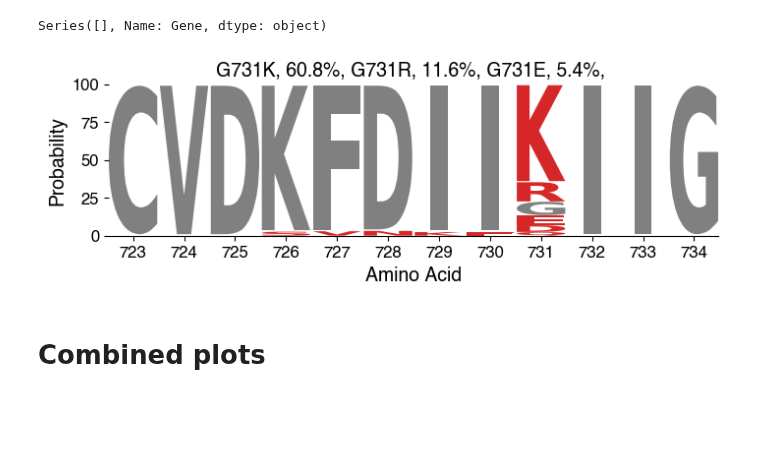
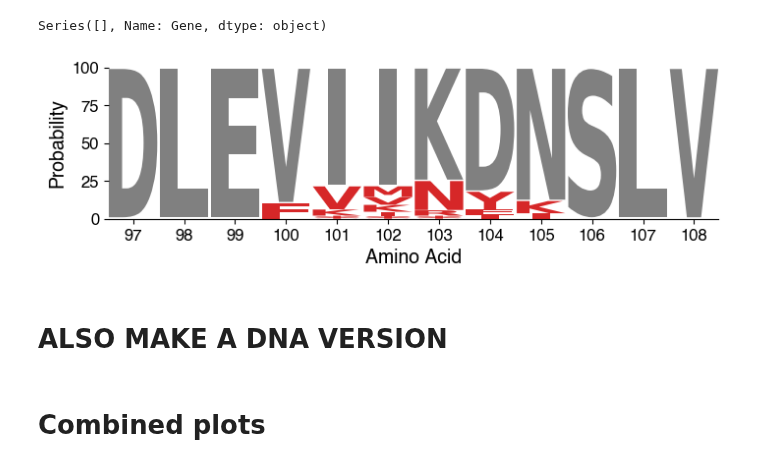
Before and after one commit to samgould2/CDK-BE-mutagenesis, a Jupyter notebook: notebooks/09_analysis_and_viz/logo_plots.ipynb, the cells around one changed output. Saved outputs shown, nothing was run; the diff lists cells and outputs as text; code cells hidden in the pictures; blank space fills up the shorter version.

Commit message:
logo

```diff
--- a/notebooks/09_analysis_and_viz/logo_plots.ipynb
+++ b/notebooks/09_analysis_and_viz/logo_plots.ipynb
@@ -157,16 +157,18 @@ def logo_plotter(gRNA_id, logo_df, ABE1, d4, min_perc):
 
     ss_logo.ax.set_title(f'{s2}', fontsize=14)
 # %%
-merge = SAV_CBE2
-gRNA_id = 'gRNA_CDK12_targ_3351'
+merge = SAV_CBE1
+gRNA_id = 'gRNA_CDK7_targ_74'
 context_size=3
 min_perc = 2
 
 logo_df, min_cod, max_cod, d4, sequence = logo_df_maker(merge, gRNA_id, context_size, min_perc)
 
-logo_plotter(gRNA_id, logo_df, CBE2, d4, min_perc=5)
+logo_plotter(gRNA_id, logo_df, CBE1, d4, min_perc=2)
 # %% [output]
-[figure, old version]
+[figure, new version]
+# %% [markdown]
+# ALSO MAKE A DNA VERSION
 # %% [markdown]
 # Combined plots
 # %%
```
Also changed, not shown: parts of 2 cells of this notebook, 2 other files.
